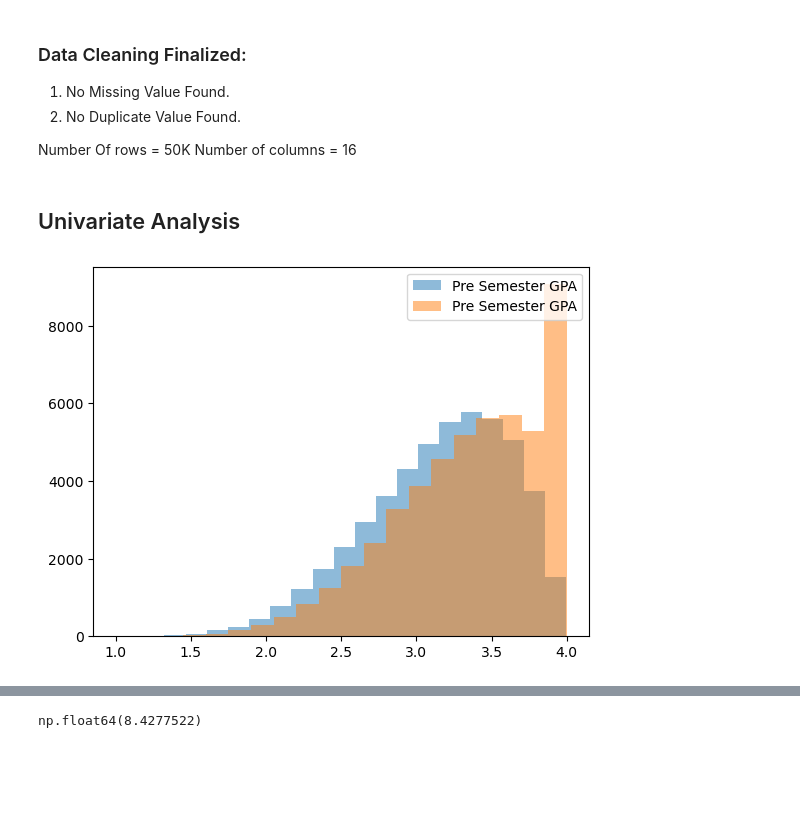
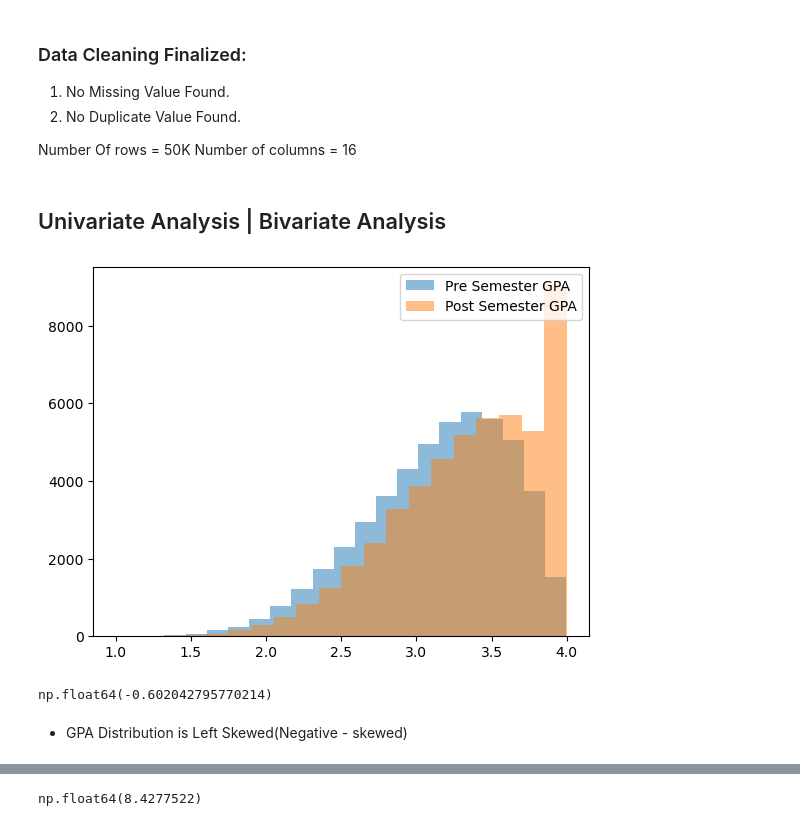
Before and after one commit to MoeedKhan-AMK/Impact-of-AI-on-Student, a Jupyter notebook: analysis/Untitled.ipynb, the cells around one changed output, grey strips where cells are left out. Saved outputs shown, nothing was run; the diff lists cells and outputs as text; code cells hidden in the pictures; blank space fills up the shorter version.

Commit message:
Univariate Analysis and Bivariate Analysis started

```diff
--- a/analysis/Untitled.ipynb
+++ b/analysis/Untitled.ipynb
@@ -119,11 +119,17 @@ Length: 50000, dtype: bool
 Number Of rows =  50K
 Number of columns = 16
 # %% [markdown]
-## Univariate Analysis
+## Univariate Analysis | Bivariate Analysis
 # %%
 plt.hist(df["Pre_Semester_GPA"], bins=20, alpha=0.5, label='Pre Semester GPA')
-plt.hist(df["Post_Semester_GPA"], bins=20, alpha=0.5, label='Pre Semester GPA')
+plt.hist(df["Post_Semester_GPA"], bins=20, alpha=0.5, label='Post Semester GPA')
 plt.legend(loc='upper right')
 plt.show()
 # %% [output]
-[figure, old version]
+[figure, new version]
+# %%
+df["Pre_Semester_GPA"].skew()
+# %% [output]
+np.float64(-0.602042795770214)
+# %% [markdown]
+- GPA Distribution is Left Skewed(Negative - skewed)
```
Also changed, not shown: parts of 1 cell of this notebook.
